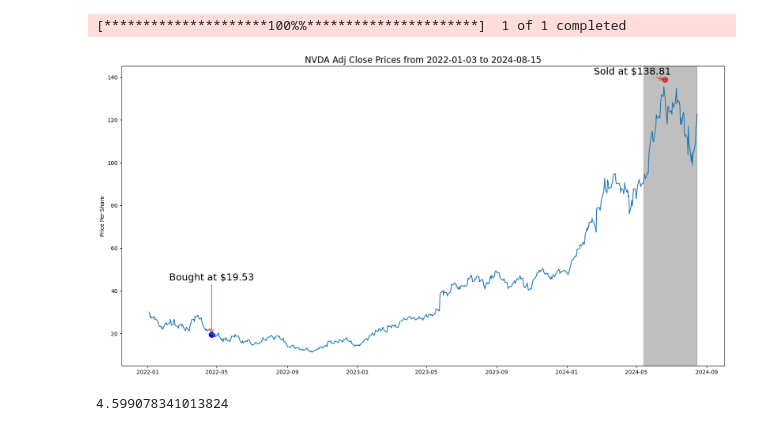
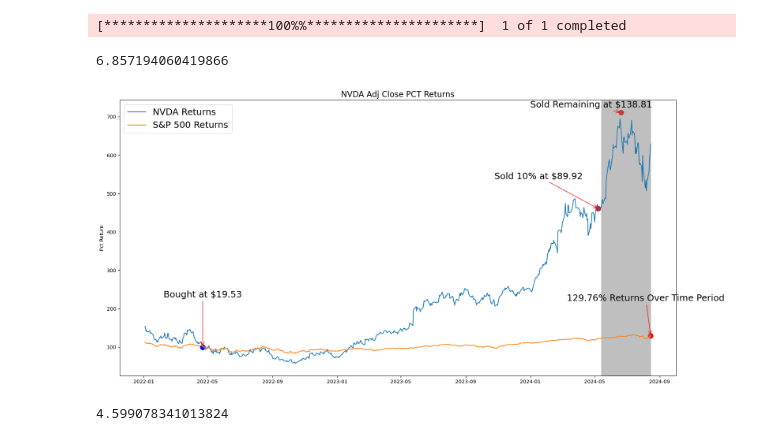
Before and after one commit to cparish312/hindsight, a Jupyter notebook: hindsight_server/auglab_demo/nvidia.ipynb, the cells around one changed output. Saved outputs shown, nothing was run; the diff lists cells and outputs as text; code cells hidden in the pictures.

```diff
--- a/hindsight_server/auglab_demo/nvidia.ipynb
+++ b/hindsight_server/auglab_demo/nvidia.ipynb
@@ -44,35 +44,59 @@ complete_data = yf.download('NVDA', start=datetime(2022, 1, 1), end=datetime(202
 sp_complete_data = yf.download('^GSPC', start=datetime(2022, 1, 1), end=datetime(2024, 8, 16))
 # %% [output]
 [*********************100%%**********************]  1 of 1 completed
+# %%
+sell_price = 138.81
+buy_price = 19.53
+complete_data['pct_return'] = (complete_data['Adj Close'] / buy_price)*100
+sp_start_value = sp_complete_data.loc[datetime(2022, 4, 22)]['Adj Close']
+sp_complete_data['pct_return'] = (sp_complete_data['Adj Close'] / sp_start_value)*100
+# %%
+((sell_price / buy_price) * .9) + ((89.92 / buy_price) * .1)
+# %% [output]
+6.857194060419866
 # %%
 start_date = min(complete_data.index).date()
 end_date = max(complete_data.index).date()
 # %%
 plt.figure(figsize = (20,10))
-plt.title('NVDA Adj Close Prices from {} to {}'.format(start_date,
+plt.title('NVDA Adj Close PCT Returns'.format(start_date,
                                                 end_date), fontsize=16)
-plt.plot(complete_data['Adj Close'])
+plt.plot(complete_data['pct_return'], label='NVDA Returns')
+plt.plot(sp_complete_data['pct_return'], label='S&P 500 Returns')
 buy_date, buy_price = (datetime(2022, 4, 22), 19.53)
 if buy_date in complete_data.index:
     opening_price_on_date = complete_data.loc[buy_date, 'Adj Close']
-    plt.scatter(buy_date, opening_price_on_date, color='blue', label='Buy', s=100)  # mark the date with a red dot
-    plt.annotate(f'Bought at ${buy_price}', (buy_date, buy_price), textcoords="offset points", xytext=(0,100), ha='center', fontsize=18,
+    plt.scatter(buy_date, 100, color='blue',  s=100)  # mark the date with a red dot
+    plt.annotate(f'Bought at ${buy_price}', (buy_date, 100), textcoords="offset points", xytext=(0,100), ha='center', fontsize=18,
+                 arrowprops=dict(arrowstyle="->", connectionstyle="arc3", color='red'))
+
+sell_date, sell_price = (datetime(2024, 5, 8), 89.92)
+if sell_date in complete_data.index:
+    nvda_return = (sell_price / buy_price)*100
+    plt.scatter(sell_date, nvda_return, color='red', s=100)  # mark the date with a red dot
+    plt.annotate(f'Sold 10% at ${sell_price}', (sell_date, nvda_return), textcoords="offset points", xytext=(-120,60), ha='center', fontsize=18,
                  arrowprops=dict(arrowstyle="->", connectionstyle="arc3", color='red'))
 
 sell_date, sell_price = (datetime(2024, 6, 20), 138.81)
 if sell_date in complete_data.index:
-    opening_price_on_date = complete_data.loc[sell_date, 'Adj Close']
-    plt.scatter(sell_date, sell_price, color='red', label='Sell', s=100)  # mark the date with a red dot
-    plt.annotate(f'Sold at ${138.81}', (sell_date, sell_price), textcoords="offset points", xytext=(-60,10), ha='center', fontsize=18,
+    nvda_return = (sell_price / buy_price) *100
+    plt.scatter(sell_date, nvda_return, color='red',  s=100)  # mark the date with a red dot
+    plt.annotate(f'Sold Remaining at ${138.81}', (sell_date, nvda_return), textcoords="offset points", xytext=(-60,10), ha='center', fontsize=18,
                  arrowprops=dict(arrowstyle="->", connectionstyle="arc3", color='red'))
+
+sp_total_returns = round((sp_complete_data.iloc[-1]['Adj Close'] / sp_start_value) * 100, 2)
+plt.scatter(end_date, sp_total_returns, color='red',  s=100)  # mark the date with a red dot
+plt.annotate(f'{sp_total_returns}% Returns Over Time Period', (end_date, sp_total_returns), textcoords="offset points", xytext=(-10,70), ha='center', fontsize=18,
+                arrowprops=dict(arrowstyle="->", connectionstyle="arc3", color='red'))
 
 tint_start = datetime(2024, 5, 14)
 plt.axvspan(tint_start, complete_data.index[-1], color='gray', alpha=0.5)
 
-plt.ylabel("Price Per Share")
+plt.ylabel("Pct Return")
+plt.legend(loc='upper left', fontsize=18)
 plt.show()
 # %% [output]
-[figure, old version]
+[figure, new version]
 # %%
 # datetime(2022, 4, 22) # buy for 19.53 (after split)
 # datetime(2024, 5, 8) # sell for 89.92 (after split)
```
Also changed, not shown: 3 other files.
